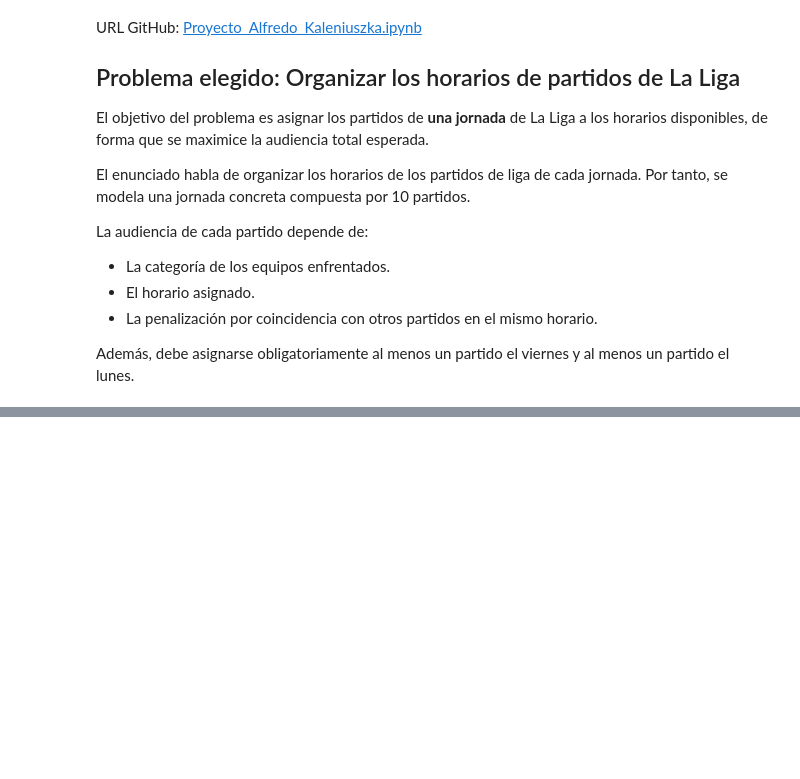
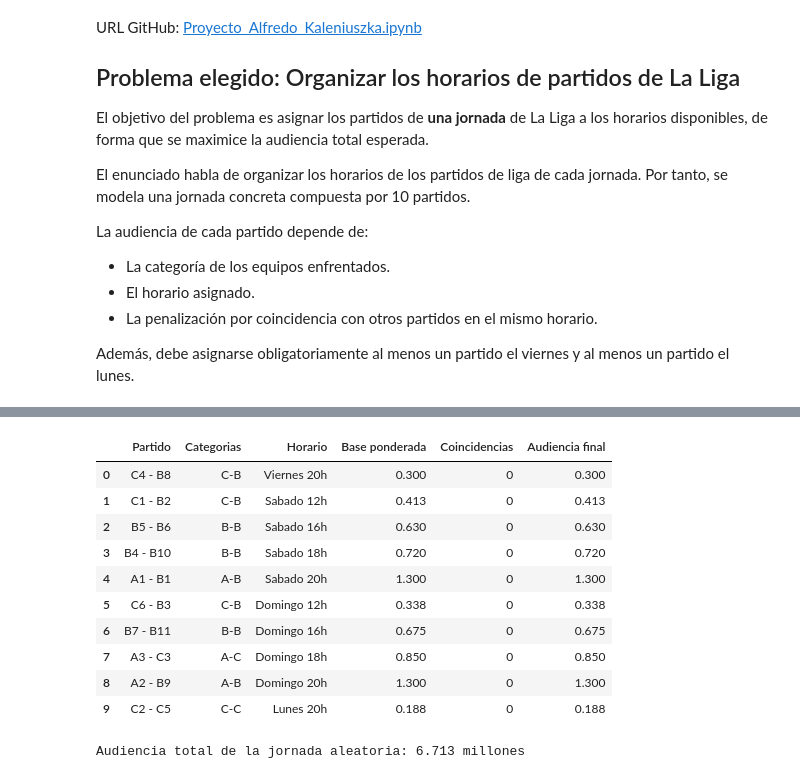
Before and after one commit to akaleniuszka/03MIAR--Algoritmo-de-Optimizacion, a Jupyter notebook: Proyecto/Proyecto_Alfredo_Kaleniuszka.ipynb, the cells around one changed output, grey strips where cells are left out. Drawn from its saved outputs; the diff is of its cells as text; code cells hidden in the pictures; blank space fills up the shorter version.

```diff
--- a/Proyecto/Proyecto_Alfredo_Kaleniuszka.ipynb
+++ b/Proyecto/Proyecto_Alfredo_Kaleniuszka.ipynb
@@ -21,0 +574,33 @@ Además, debe asignarse obligatoriamente al menos un partido el viernes y al men
+# %%
+# Aplicamos el algoritmo mejorado a la jornada aleatoria.
+mejor_asignacion_random, mejor_audiencia_random = programacion_dinamica(
+    partidos_aleatorios,
+    horarios
+)
+
+# Evaluamos la solución obtenida.
+audiencia_random, detalle_random = evaluar_asignacion(
+    mejor_asignacion_random,
+    partidos_aleatorios,
+    horarios
+)
+
+df_random = pd.DataFrame(detalle_random)
+df_random
+# %% [output]
+|  | Partido | Categorias | Horario | Base ponderada | Coincidencias | Audiencia final |
+| 0 | C4 - B8 | C-B | Viernes 20h | 0.300 | 0 | 0.300 |
+| 1 | C1 - B2 | C-B | Sabado 12h | 0.413 | 0 | 0.413 |
+| 2 | B5 - B6 | B-B | Sabado 16h | 0.630 | 0 | 0.630 |
+| 3 | B4 - B10 | B-B | Sabado 18h | 0.720 | 0 | 0.720 |
+| 4 | A1 - B1 | A-B | Sabado 20h | 1.300 | 0 | 1.300 |
+| 5 | C6 - B3 | C-B | Domingo 12h | 0.338 | 0 | 0.338 |
+| 6 | B7 - B11 | B-B | Domingo 16h | 0.675 | 0 | 0.675 |
+| 7 | A3 - C3 | A-C | Domingo 18h | 0.850 | 0 | 0.850 |
+| 8 | A2 - B9 | A-B | Domingo 20h | 1.300 | 0 | 1.300 |
+| 9 | C2 - C5 | C-C | Lunes 20h | 0.188 | 0 | 0.188 |
+# %%
+# Mostramos la audiencia total de la jornada aleatoria optimizada.
+print("Audiencia total de la jornada aleatoria:", round(audiencia_random, 3), "millones")
+# %% [output]
+Audiencia total de la jornada aleatoria: 6.713 millones
```
Also changed, not shown: parts of 26 cells of this notebook.
